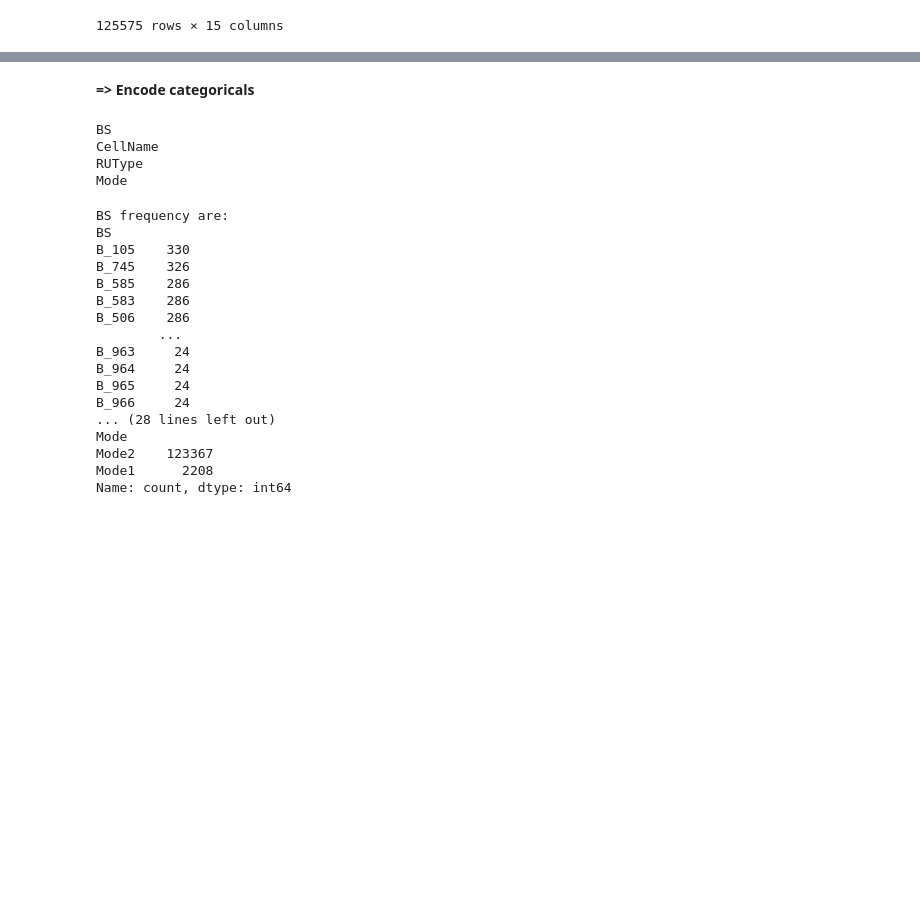
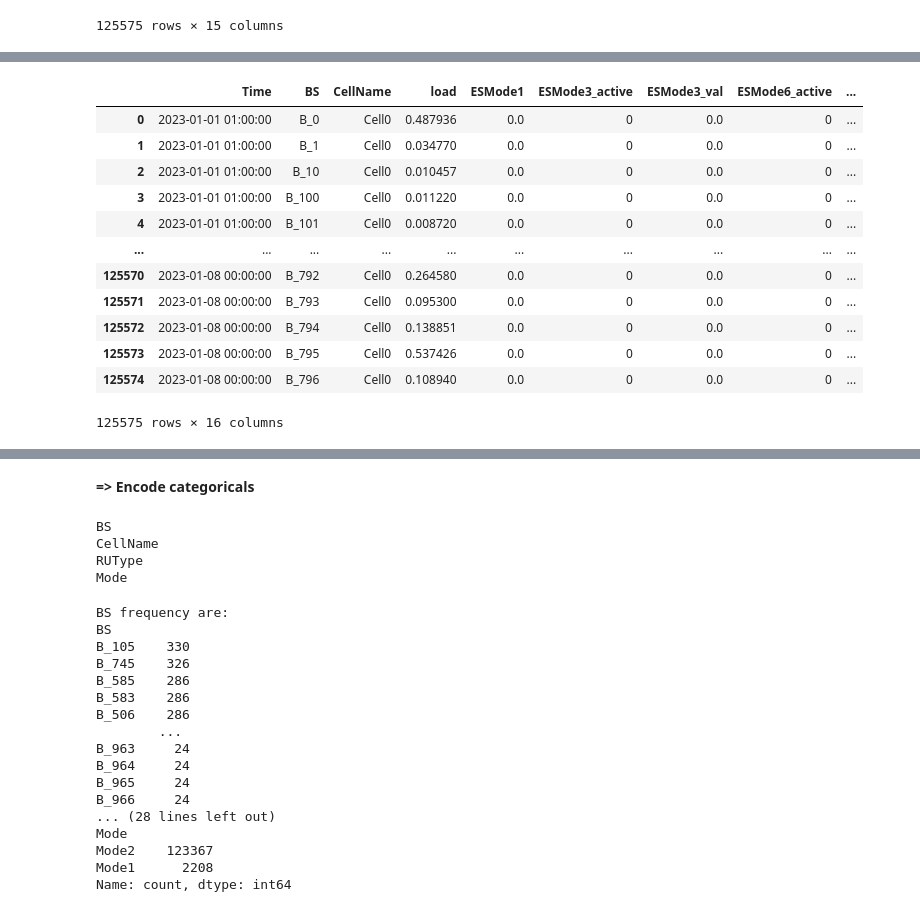
Before and after one commit to gitirom/5G-Energy-Consumption-Modelling-, a Jupyter notebook: 5G_Energy_Concumption_model.ipynb, the cells around one changed output, grey strips where cells are left out. Cells and saved outputs as stored; diff of their text form; code cells hidden in the pictures; blank space fills up the shorter version.

```diff
--- a/5G_Energy_Concumption_model.ipynb
+++ b/5G_Energy_Concumption_model.ipynb
@@ -399,0 +451,31 @@ cleaned_df
+# %%
+cleaned_df.insert(idx, 'ESMode6_active', (cleaned_df['ESMode6'] != 0).astype(int))
+# %%
+cleaned_df.insert(idx+1, 'ESMode6_val', cleaned_df['ESMode6'])
+# %%
+cleaned_df.drop(columns=['ESMode6'], inplace=True)
+# %%
+#define the position of the es3 for getting add the tow new cols in same position
+idx = cleaned_df.columns.get_loc('ESMode3')
+
+cleaned_df.insert(idx, 'ESMode3_active', (cleaned_df['ESMode3'] != 0).astype(int))
+
+cleaned_df.insert(idx+1, 'ESMode3_val', cleaned_df['ESMode3'])
+
+cleaned_df.drop(columns=['ESMode3'], inplace=True)
+# %%
+cleaned_df
+# %% [output]
+|  | Time | BS | CellName | load | ESMode1 | ESMode3_active | ESMode3_val | ESMode6_active | ... |
+| 0 | 2023-01-01 01:00:00 | B_0 | Cell0 | 0.487936 | 0.0 | 0 | 0.0 | 0 | ... |
+| 1 | 2023-01-01 01:00:00 | B_1 | Cell0 | 0.034770 | 0.0 | 0 | 0.0 | 0 | ... |
+| 2 | 2023-01-01 01:00:00 | B_10 | Cell0 | 0.010457 | 0.0 | 0 | 0.0 | 0 | ... |
+| 3 | 2023-01-01 01:00:00 | B_100 | Cell0 | 0.011220 | 0.0 | 0 | 0.0 | 0 | ... |
+| 4 | 2023-01-01 01:00:00 | B_101 | Cell0 | 0.008720 | 0.0 | 0 | 0.0 | 0 | ... |
+| ... | ... | ... | ... | ... | ... | ... | ... | ... | ... |
+| 125570 | 2023-01-08 00:00:00 | B_792 | Cell0 | 0.264580 | 0.0 | 0 | 0.0 | 0 | ... |
+| 125571 | 2023-01-08 00:00:00 | B_793 | Cell0 | 0.095300 | 0.0 | 0 | 0.0 | 0 | ... |
+| 125572 | 2023-01-08 00:00:00 | B_794 | Cell0 | 0.138851 | 0.0 | 0 | 0.0 | 0 | ... |
+| 125573 | 2023-01-08 00:00:00 | B_795 | Cell0 | 0.537426 | 0.0 | 0 | 0.0 | 0 | ... |
+| 125574 | 2023-01-08 00:00:00 | B_796 | Cell0 | 0.108940 | 0.0 | 0 | 0.0 | 0 | ... |
+125575 rows × 16 columns
```
Also changed, not shown: parts of 8 cells of this notebook.
